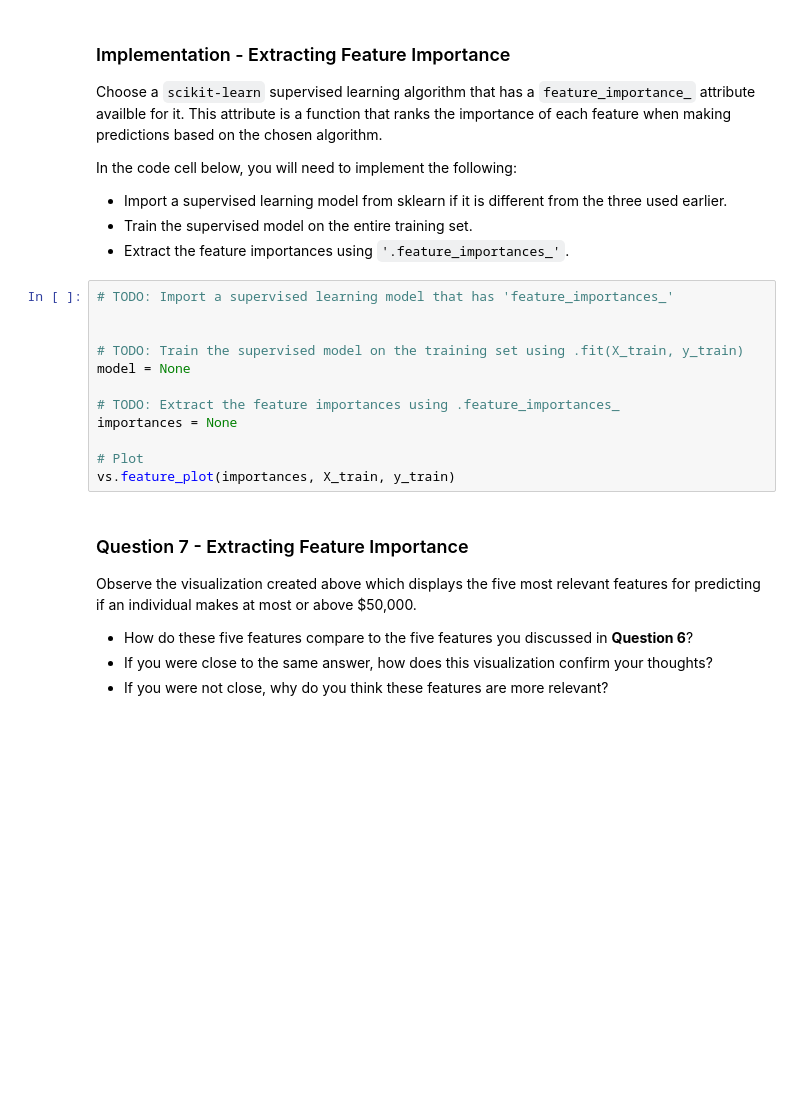
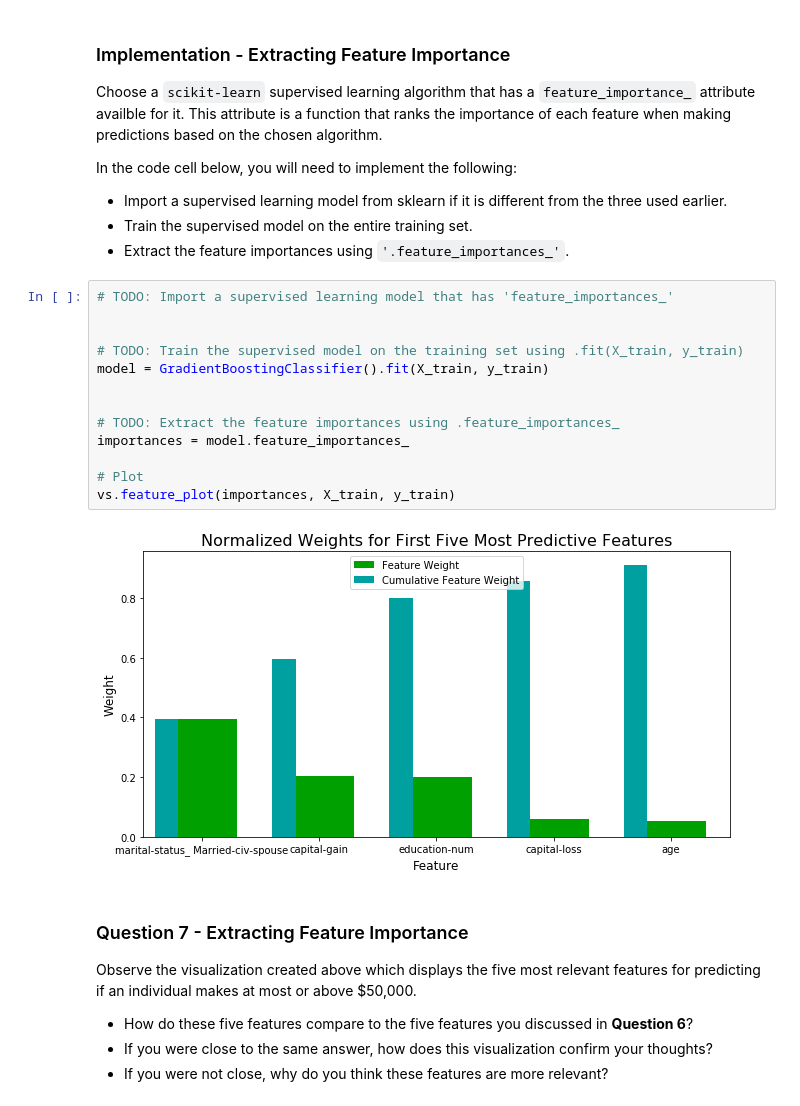
Before and after one commit to prithvidalal/Udacity-intro_to_ML_projects, a Jupyter notebook: charity-ml/finding_donors.ipynb, the cells around one changed output. Drawn from its saved outputs; the diff is of its cells as text; blank space fills up the shorter version.

```diff
--- a/charity-ml/finding_donors.ipynb
+++ b/charity-ml/finding_donors.ipynb
@@ -575,15 +598,18 @@ In the code cell below, you will need to implement the following:
 # %%
 # TODO: Import a supervised learning model that has 'feature_importances_'
 
 
 # TODO: Train the supervised model on the training set using .fit(X_train, y_train)
-model = None
+model = GradientBoostingClassifier().fit(X_train, y_train)
+
 
 # TODO: Extract the feature importances using .feature_importances_
-importances = None
+importances = model.feature_importances_
 
 # Plot
 vs.feature_plot(importances, X_train, y_train)
+# %% [output]
+[figure, added]
 # %% [markdown]
 ### Question 7 - Extracting Feature Importance
 
```
Also changed, not shown: parts of 22 cells of this notebook, 1 other file.
